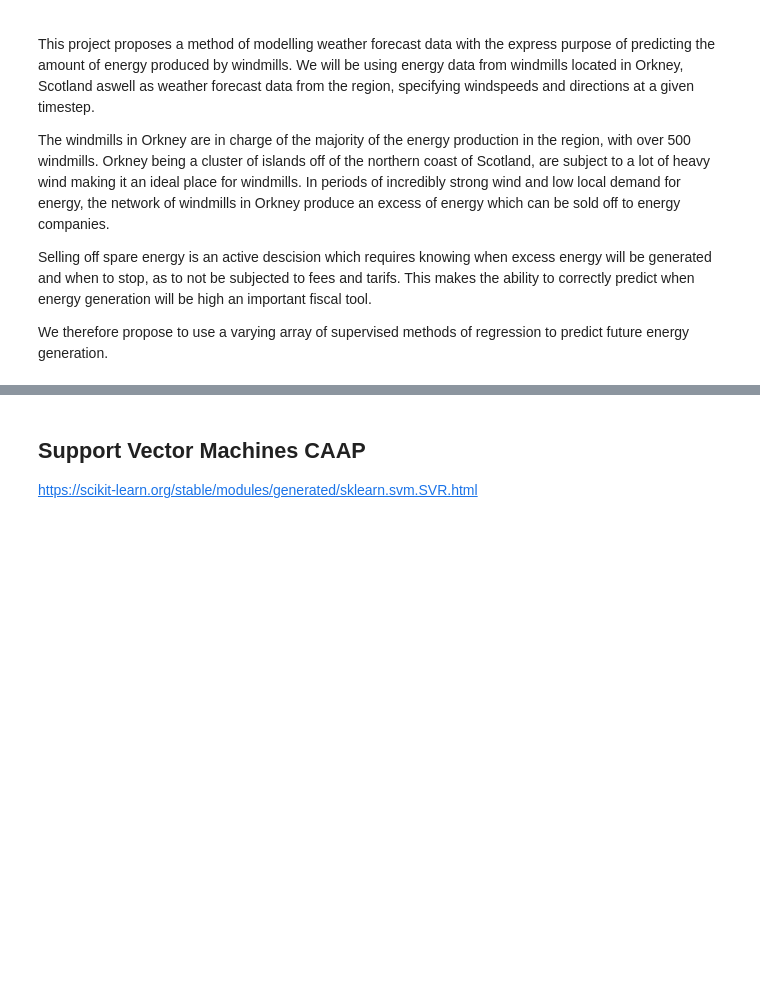
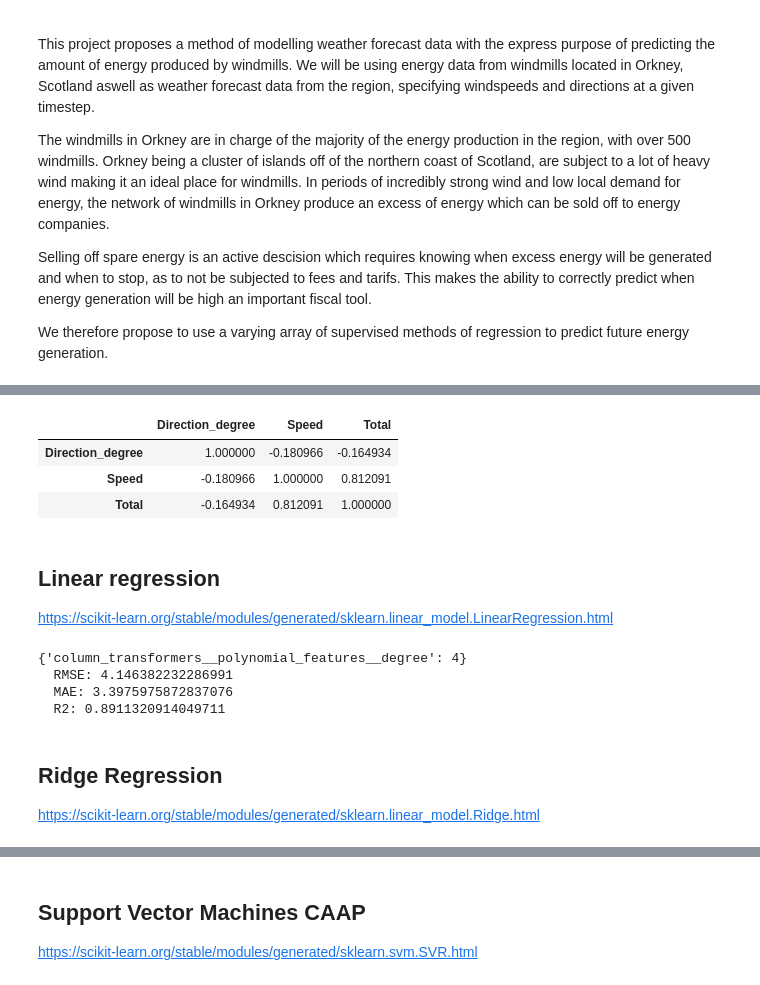
Before and after one commit to CasperAntonPoulsen/StatisticsProject, a Jupyter notebook: windmillEnergyProduction.ipynb, the cells around one changed output, grey strips where cells are left out. Drawn from its saved outputs; the diff is of its cells as text; code cells hidden in the pictures; blank space fills up the shorter version.

```diff
--- a/windmillEnergyProduction.ipynb
+++ b/windmillEnergyProduction.ipynb
@@ -47,3 +85,12 @@ gen_df_alligned = pd.merge_asof(wind_df,gen_df,left_index=True, right_index=True
+# %%
+w = WindDegreeTransformer()
+gen_df_alligned["Direction_degree"] = gen_df_alligned["Direction"].apply(lambda x: w.md_dict[x])
+gen_df_alligned[["Direction_degree","Speed","Total"]].corr()
+# %% [output]
+|  | Direction_degree | Speed | Total |
+| Direction_degree | 1.000000 | -0.180966 | -0.164934 |
+| Speed | -0.180966 | 1.000000 | 0.812091 |
+| Total | -0.164934 | 0.812091 | 1.000000 |
 # %%
 train_length = int(len(gen_df_alligned)*0.9)
 
@@ -54,0 +106,4 @@ test_y = gen_df_alligned.iloc[train_length:]
+# %% [markdown]
+## Linear regression
+
+https://scikit-learn.org/stable/modules/generated/sklearn.linear_model.LinearRegression.html
@@ -54,0 +119,25 @@ test_y = gen_df_alligned.iloc[train_length:]
+# %%
+tscv = TimeSeriesSplit(n_splits=5)
+pipeline = GridSearchCV(pipeline, param_grid=parameters, n_jobs=15, cv= tscv)
+
+pipeline.fit(train_X, np.ravel(train_y))
+
+bestParams = pipeline.best_params_
+
+predicted_qualities = pipeline.predict(test_X)
+
+(rmse, mae, r2) = eval_metrics(test_y, predicted_qualities)
+
+print(bestParams)
+print("  RMSE: %s" % rmse)
+print("  MAE: %s" % mae)
+print("  R2: %s" % r2)
+# %% [output]
+{'column_transformers__polynomial_features__degree': 4}
+  RMSE: 4.146382232286991
+  MAE: 3.3975975872837076
+  R2: 0.8911320914049711
+# %% [markdown]
+## Ridge Regression
+
+https://scikit-learn.org/stable/modules/generated/sklearn.linear_model.Ridge.html
```
Also changed, not shown: parts of 17 cells of this notebook, 1 other file.
